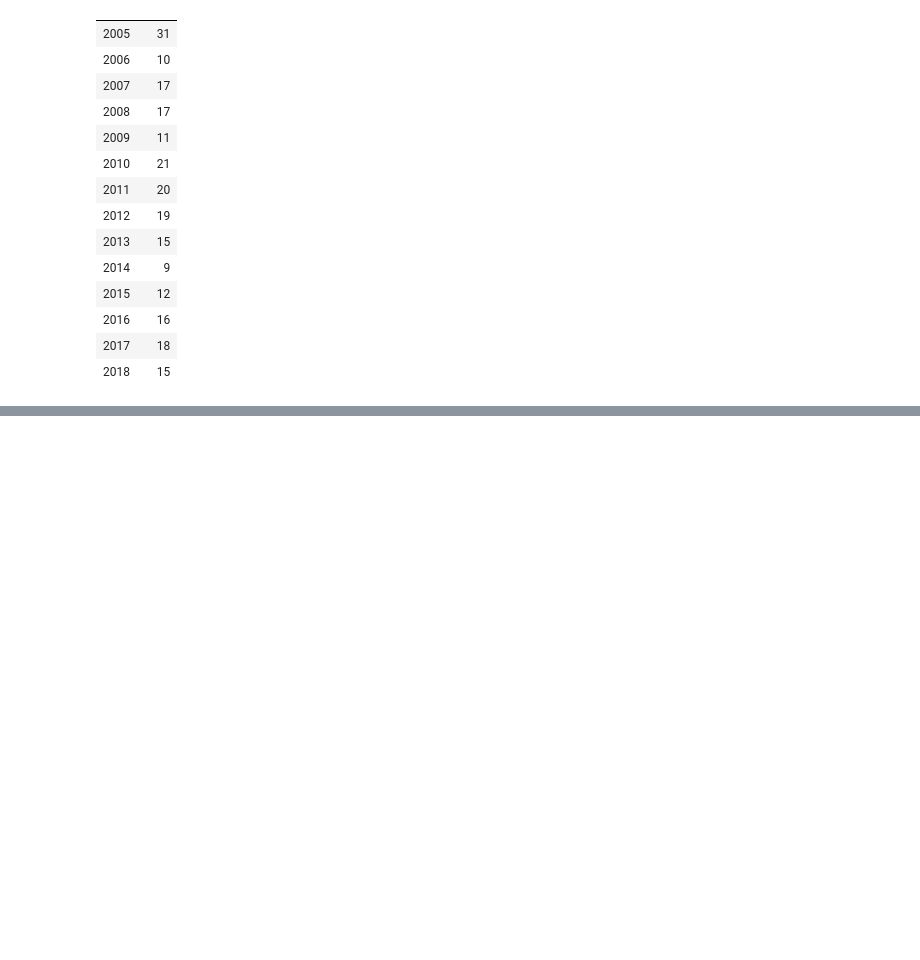
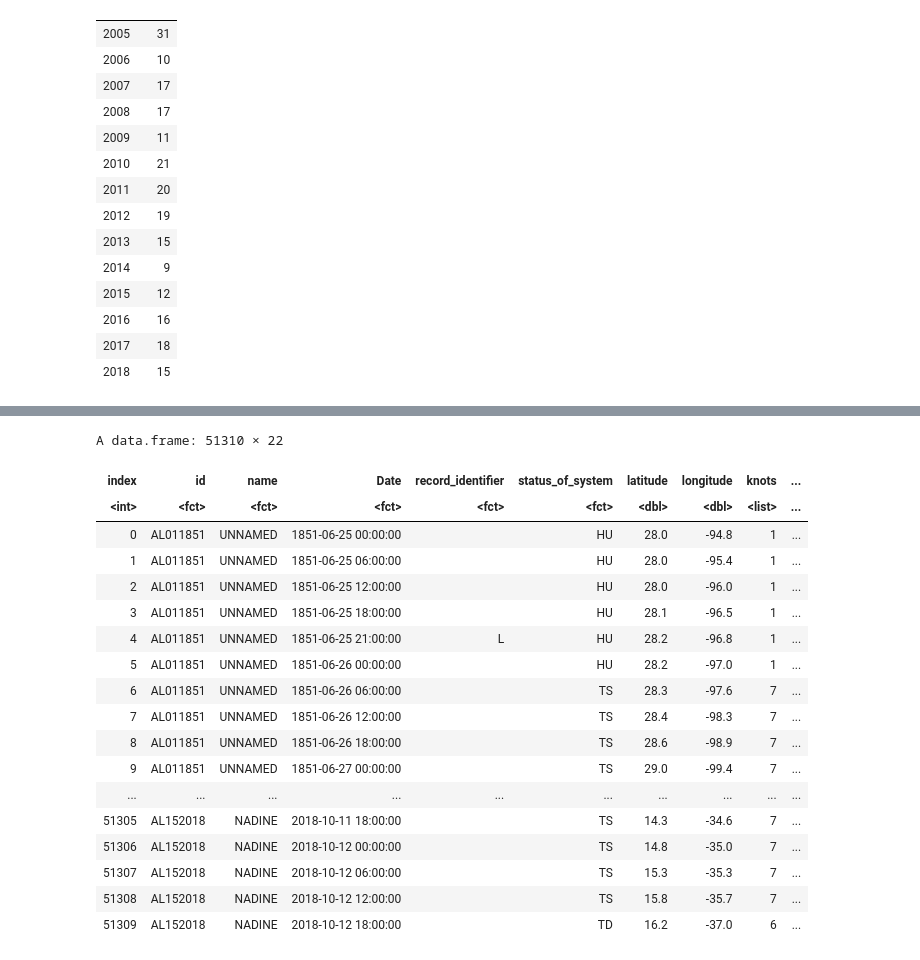
Before and after one commit to zoharsajith/CS424Project2, a Jupyter notebook: notebook-p.ipynb, the cells around one changed output, grey strips where cells are left out. Cells and saved outputs as stored; diff of their text form; code cells hidden in the pictures; blank space fills up the shorter version.

```diff
--- a/notebook-p.ipynb
+++ b/notebook-p.ipynb
@@ -345,0 +336,53 @@ plot2
+# %%
+categoryknot$knots <- lapply(categoryknot$knots, function(x){
+    if (x <= 33){
+        x <- 6
+    }
+    else if(x >= 34 && x <= 63){
+        x <- 7
+    }
+    else if(x >= 64 && x <= 82){
+
+        x <- 1
+    }
+    else if(x >= 83 && x <= 95){
+
+        x <- 2
+    }
+    else if(x >= 96 && x <= 112){
+
+        x <- 3
+    }
+    else if(x >= 113 && x <= 136){
+
+        x <- 4
+    }
+    else if(x >= 137){
+
+        x <- 5
+    }
+    else{
+        x <- x
+    }
+})
+categoryknot
+# %% [output]
+A data.frame: 51310 × 22
+| index | id | name | Date | record_identifier | status_of_system | latitude | longitude | knots | ... |
+| <int> | <fct> | <fct> | <fct> | <fct> | <fct> | <dbl> | <dbl> | <list> | ... |
+| 0 | AL011851 | UNNAMED | 1851-06-25 00:00:00 |  | HU | 28.0 | -94.8 | 1 | ... |
+| 1 | AL011851 | UNNAMED | 1851-06-25 06:00:00 |  | HU | 28.0 | -95.4 | 1 | ... |
+| 2 | AL011851 | UNNAMED | 1851-06-25 12:00:00 |  | HU | 28.0 | -96.0 | 1 | ... |
+| 3 | AL011851 | UNNAMED | 1851-06-25 18:00:00 |  | HU | 28.1 | -96.5 | 1 | ... |
+| 4 | AL011851 | UNNAMED | 1851-06-25 21:00:00 | L | HU | 28.2 | -96.8 | 1 | ... |
+| 5 | AL011851 | UNNAMED | 1851-06-26 00:00:00 |  | HU | 28.2 | -97.0 | 1 | ... |
+| 6 | AL011851 | UNNAMED | 1851-06-26 06:00:00 |  | TS | 28.3 | -97.6 | 7 | ... |
+| 7 | AL011851 | UNNAMED | 1851-06-26 12:00:00 |  | TS | 28.4 | -98.3 | 7 | ... |
+| 8 | AL011851 | UNNAMED | 1851-06-26 18:00:00 |  | TS | 28.6 | -98.9 | 7 | ... |
+| 9 | AL011851 | UNNAMED | 1851-06-27 00:00:00 |  | TS | 29.0 | -99.4 | 7 | ... |
+| ... | ... | ... | ... | ... | ... | ... | ... | ... | ... |
+| 51305 | AL152018 | NADINE | 2018-10-11 18:00:00 |  | TS | 14.3 | -34.6 | 7 | ... |
+| 51306 | AL152018 | NADINE | 2018-10-12 00:00:00 |  | TS | 14.8 | -35.0 | 7 | ... |
+| 51307 | AL152018 | NADINE | 2018-10-12 06:00:00 |  | TS | 15.3 | -35.3 | 7 | ... |
+| 51308 | AL152018 | NADINE | 2018-10-12 12:00:00 |  | TS | 15.8 | -35.7 | 7 | ... |
+| 51309 | AL152018 | NADINE | 2018-10-12 18:00:00 |  | TD | 16.2 | -37.0 | 6 | ... |
```
Also changed, not shown: parts of 14 cells of this notebook.
